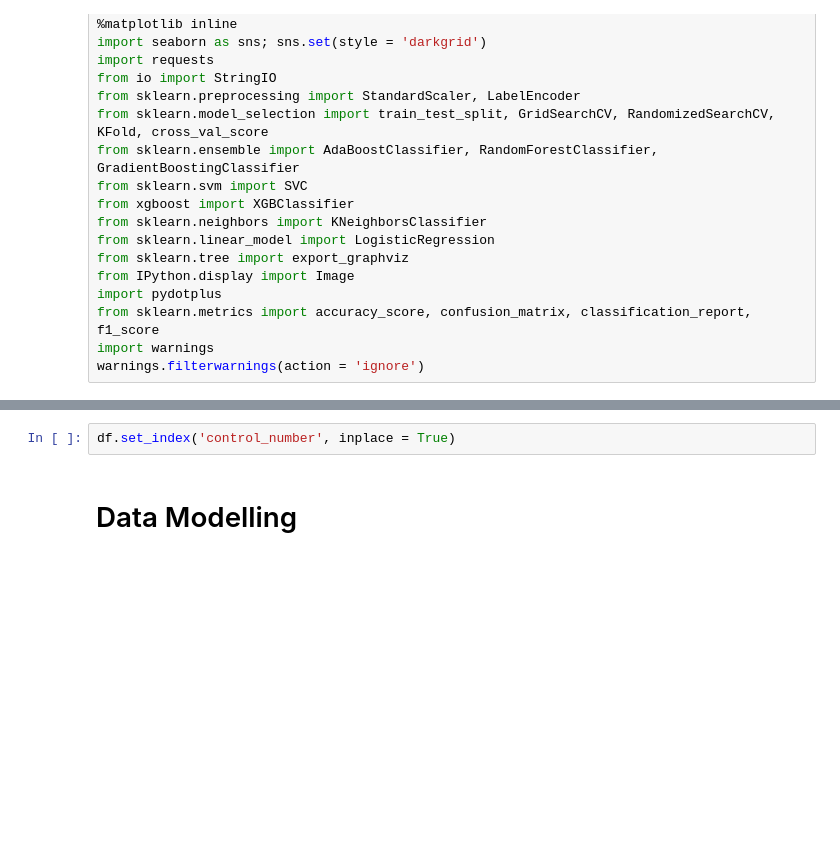
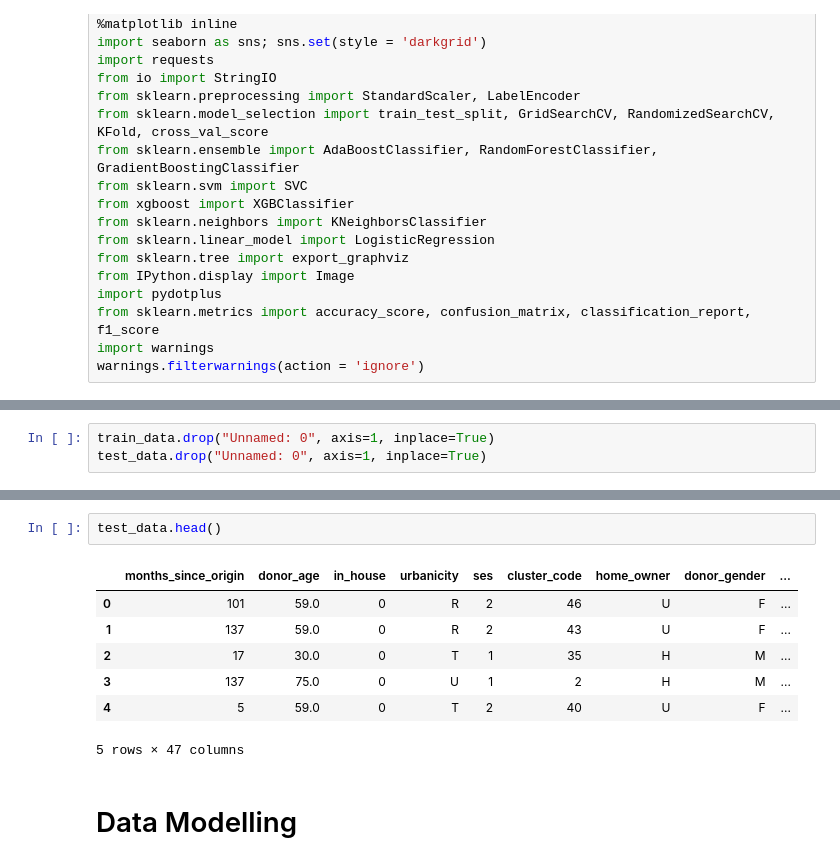
Before and after one commit to jindukwentua/Applying-Machine-Learning-to-Charity-donations, a Jupyter notebook: notebook/classification_model.ipynb, the cells around one changed output, grey strips where cells are left out. Cells and saved outputs as stored; diff of their text form; blank space fills up the shorter version.

```diff
--- a/notebook/classification_model.ipynb
+++ b/notebook/classification_model.ipynb
@@ -59 +77,4 @@ df.drop(['amount_donated'], axis=1, inplace=True)
+# %%
+train_data.drop("Unnamed: 0", axis=1, inplace=True)
+test_data.drop("Unnamed: 0", axis=1, inplace=True)
 # %%
@@ -69,5 +90,13 @@ df.head()
-# %%
-df.set_index('control_number', inplace = True)
+# %%
+test_data.head()
+# %% [output]
+|  | months_since_origin | donor_age | in_house | urbanicity | ses | cluster_code | home_owner | donor_gender | ... |
+| 0 | 101 | 59.0 | 0 | R | 2 | 46 | U | F | ... |
+| 1 | 137 | 59.0 | 0 | R | 2 | 43 | U | F | ... |
+| 2 | 17 | 30.0 | 0 | T | 1 | 35 | H | M | ... |
+| 3 | 137 | 75.0 | 0 | U | 1 | 2 | H | M | ... |
+| 4 | 5 | 59.0 | 0 | T | 2 | 40 | U | F | ... |
+5 rows × 47 columns
 # %% [markdown]
 # Data Modelling
 # %% [markdown]
```
Also changed, not shown: parts of 8 cells of this notebook, 1 other file.
